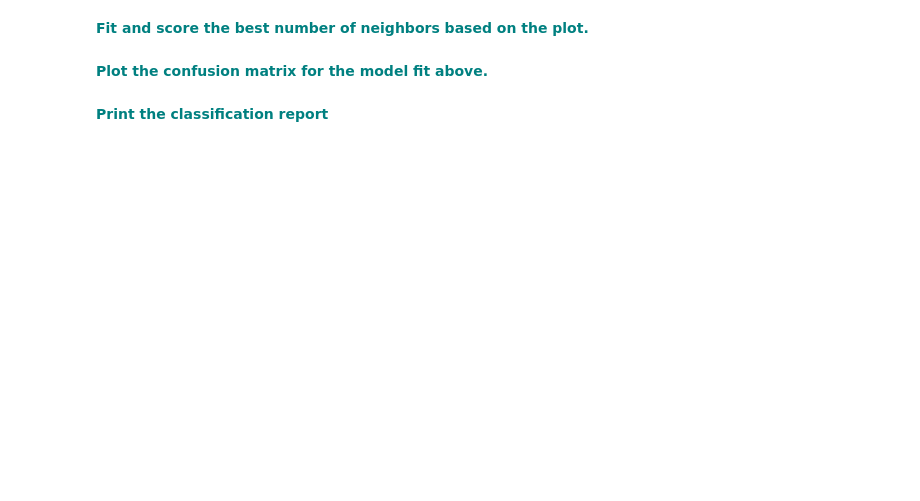
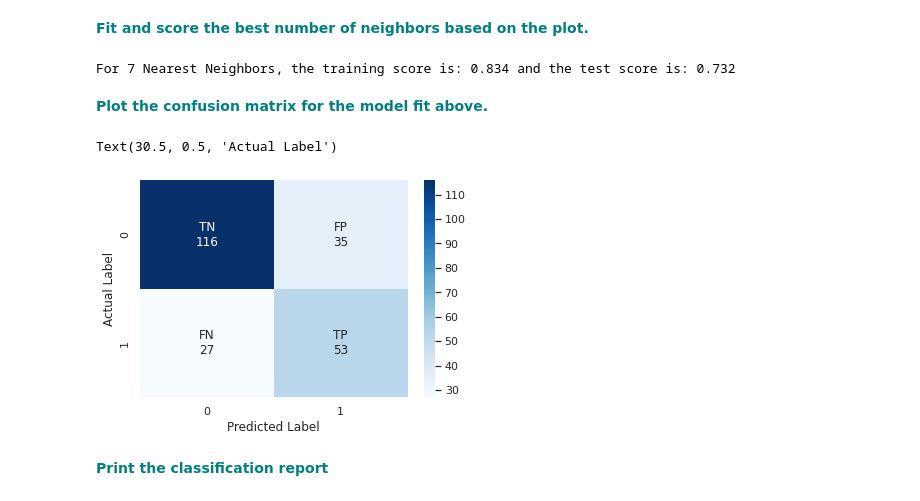
Before and after one commit to ChadDelany/Case_Study-GridSearchKNN, a Jupyter notebook: GridSearchKNN_Case_Study.ipynb, the cells around one changed output. Cells and saved outputs as stored; diff of their text form; code cells hidden in the pictures; blank space fills up the shorter version.

```diff
--- a/GridSearchKNN_Case_Study.ipynb
+++ b/GridSearchKNN_Case_Study.ipynb
@@ -193,10 +209,40 @@ p = sns.lineplot(range(1,10),test_scores,marker='o',label='Test Score')
 # %% [markdown]
 **<font color='teal'> Fit and score the best number of neighbors based on the plot. </font>**
+# %%
+# 7 nearest neighbors (or possibily 8) appears to provide the best fit for the hyperparameter.
+n = 7
+
+# Instantiate KNN model for 7 nearest neighbors
+knn = KNeighborsClassifier(n)
+
+# Fit model to scaled training data
+knn.fit(X_train_scale,y_train)
+
+# Score model
+train_score = knn.score(X_train_scale,y_train)
+test_score = knn.score(X_test_scale,y_test)
+
+# Print scores
+print(f'For {n} Nearest Neighbors, the training score is: {train_score:.3f} and the test score is: {test_score:.3f}')
+# %% [output]
+For 7 Nearest Neighbors, the training score is: 0.834 and the test score is: 0.732
 # %%
-from sklearn.metrics import confusion_matrix
-y_pred = knn.predict(X_test)
+y_pred = knn.predict(X_test_scale)
 pl = confusion_matrix(y_test,y_pred)
 # %% [markdown]
 **<font color='teal'> Plot the confusion matrix for the model fit above. </font>**
+# %%
+group_names = ['TN', 'FP', 'FN', 'TP']
+group_counts = ['{0:0.0f}'.format(value) for value in
+                pl.flatten()]
+labels = [f'{v1}\n{v2}' for v1, v2 in
+          zip(group_names, group_counts)]
+labels = np.asarray(labels).reshape(2,2)
+ax = sns.heatmap(pl, annot=labels, fmt='', cmap='Blues')
+ax.set_xlabel('Predicted Label')
+ax.set_ylabel('Actual Label')
+# %% [output]
+Text(30.5, 0.5, 'Actual Label')
+[figure, added]
 # %% [markdown]
 **<font color='teal'> Print the classification report </font>**
```
Also changed, not shown: parts of 16 cells of this notebook.
